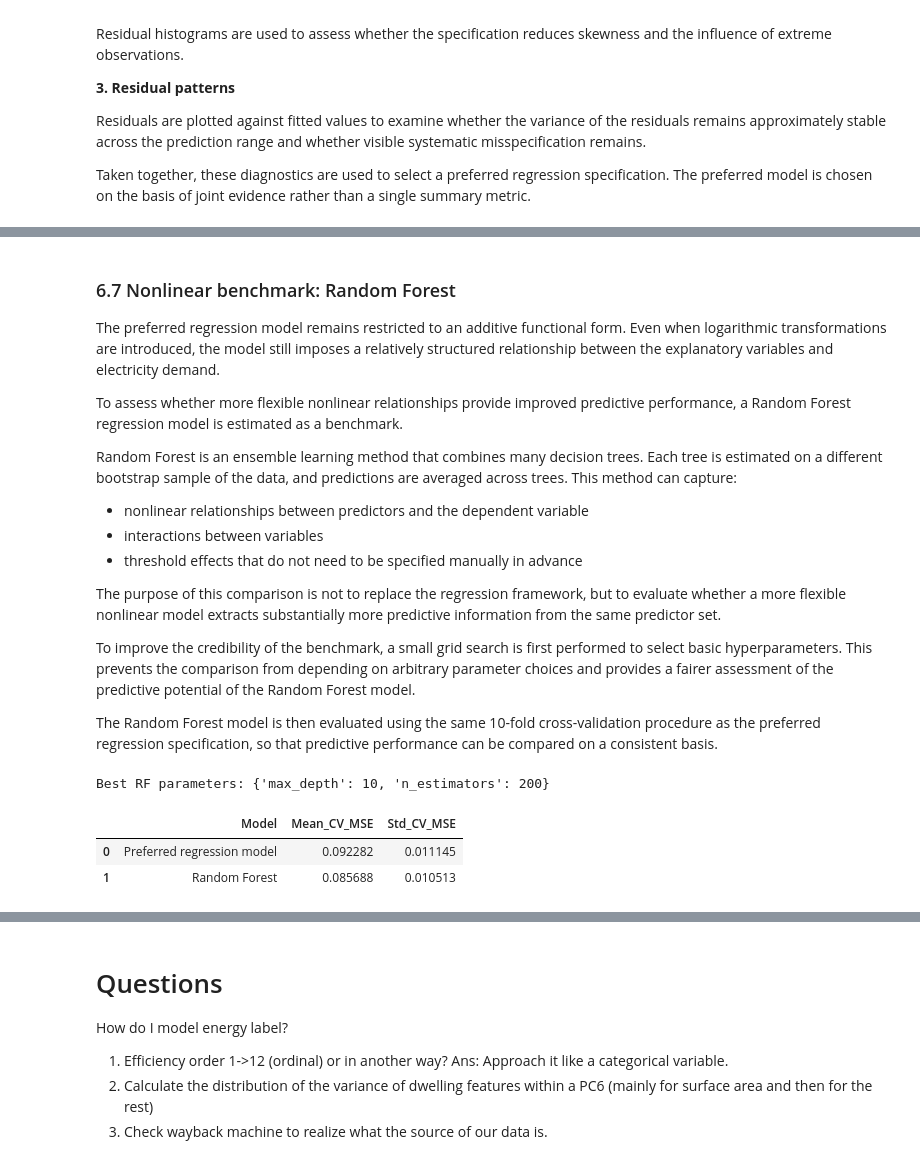
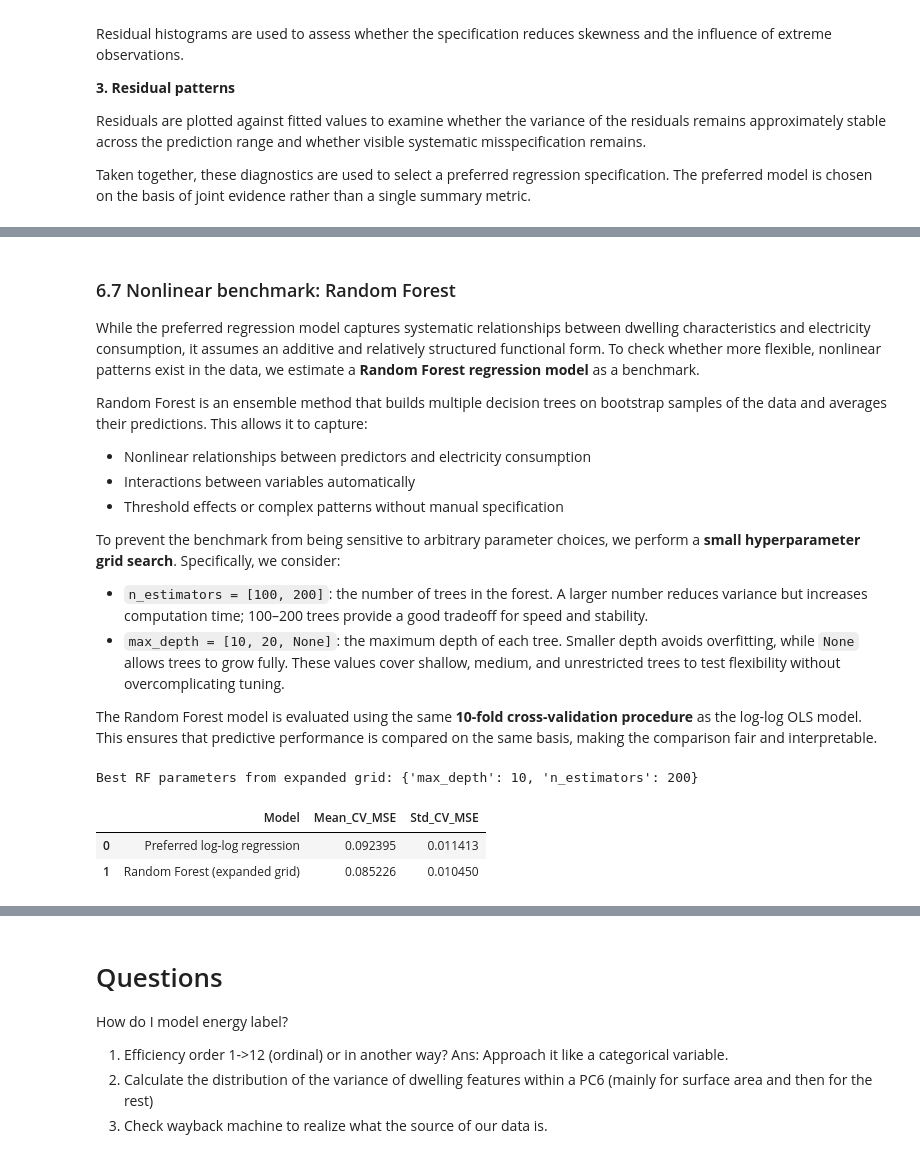
Before and after one commit to Dialectiek/policy-tool-slice, a Jupyter notebook: Dutch_load_analysis/dook_vng_data/Dutch_load_analysis.ipynb, the cells around one changed output, grey strips where cells are left out. Drawn from its saved outputs; the diff is of its cells as text; code cells hidden in the pictures.

```diff
--- a/Dutch_load_analysis/dook_vng_data/Dutch_load_analysis.ipynb
+++ b/Dutch_load_analysis/dook_vng_data/Dutch_load_analysis.ipynb
@@ -2324,11 +2323,6 @@ pc6_dataset = (
     .merge(pc6_energylabel, on="postcode", how="left")
 )
 
-# clarify that this variable represents label coverage, not an efficiency class
-pc6_dataset = pc6_dataset.rename(columns={
-    "share_energieklasse_no_label": "share_no_energy_label"
-})
-
 # replace missing composition shares with zero
 pc6_dataset = pc6_dataset.fillna(0)
 
@@ -2746,7 +2740,7 @@ label_cols_full = [
 ]
 
 # explicit reference categories
-ref_woningtype = "share_woning_type_appartement"   # adjust if needed
+ref_woningtype = "share_woning_type_Appartement"   # adjust if needed
 ref_label = "share_energieklasse_G"                # adjust if needed
 
 woningtype_cols = [
@@ -3395,77 +3641,86 @@ This predictive evaluation remains secondary to the main explanatory purpose of
 # %% [markdown]
 ### 6.7 Nonlinear benchmark: Random Forest
 
-The preferred regression model remains restricted to an additive functional form. Even when logarithmic transformations are introduced, the model still imposes a relatively structured relationship between the explanatory variables and electricity demand.
+While the preferred regression model captures systematic relationships between dwelling characteristics and electricity consumption, it assumes an additive and relatively structured functional form. To check whether more flexible, nonlinear patterns exist in the data, we estimate a **Random Forest regression model** as a benchmark.
 
-To assess whether more flexible nonlinear relationships provide improved predictive performance, a Random Forest regression model is estimated as a benchmark.
+Random Forest is an ensemble method that builds multiple decision trees on bootstrap samples of the data and averages their predictions. This allows it to capture:
 
-Random Forest is an ensemble learning method that combines many decision trees. Each tree is estimated on a different bootstrap sample of the data, and predictions are averaged across trees. This method can capture:
+- Nonlinear relationships between predictors and electricity consumption
+- Interactions between variables automatically
+- Threshold effects or complex patterns without manual specification
 
-- nonlinear relationships between predictors and the dependent variable
-- interactions between variables
-- threshold effects that do not need to be specified manually in advance
+To prevent the benchmark from being sensitive to arbitrary parameter choices, we perform a **small hyperparameter grid search**. Specifically, we consider:
 
-The purpose of this comparison is not to replace the regression framework, but to evaluate whether a more flexible nonlinear model extracts substantially more predictive information from the same predictor set.
+- `n_estimators = [100, 200]`: the number of trees in the forest. A larger number reduces variance but increases computation time; 100–200 trees provide a good tradeoff for speed and stability.
+- `max_depth = [10, 20, None]`: the maximum depth of each tree. Smaller depth avoids overfitting, while `None` allows trees to grow fully. These values cover shallow, medium, and unrestricted trees to test flexibility without overcomplicating tuning.
 
-To improve the credibility of the benchmark, a small grid search is first performed to select basic hyperparameters. This prevents the comparison from depending on arbitrary parameter choices and provides a fairer assessment of the predictive potential of the Random Forest model.
-
-The Random Forest model is then evaluated using the same 10-fold cross-validation procedure as the preferred regression specification, so that predictive performance can be compared on a consistent basis.
+The Random Forest model is evaluated using the same **10-fold cross-validation procedure** as the log-log OLS model. This ensures that predictive performance is compared on the same basis, making the comparison fair and interpretable.
 # %%
-# 6.7 Random Forest benchmark with basic tuning
+# ----------------------------
+# 6.7 Random Forest benchmark with expanded hyperparameter grid
+# ----------------------------
 
 from sklearn.ensemble import RandomForestRegressor
-from sklearn.model_selection import GridSearchCV
+from sklearn.model_selection import GridSearchCV, cross_val_score
 
 # predictors and target
 X_rf = reg_data_log[
     ["log_mean_oppervlakte", "mean_bouwjaar", "share_has_gas"]
     + woningtype_cols
     + label_cols
 ].copy()
 
 y_rf = reg_data_log["log_kwh_norm_pc6"].copy()
 
-# small hyperparameter grid
-param_grid = {
-    "n_estimators": [100, 200],
-    "max_depth": [10, 20, None]
+# Expanded hyperparameter grid
+# n_estimators: number of trees in the forest
+# max_depth: maximum depth of each tree
+param_grid_expanded = {
+    "n_estimators": [20, 50, 80, 100, 150, 200],
+    "max_depth": [2, 5, 8, 10, 15, None]
 }
 
+# Initialize base Random Forest
 rf = RandomForestRegressor(random_state=0)
 
-grid = GridSearchCV(
+# GridSearchCV to find best hyperparameters
+# cv=3 for speed; scoring uses neg_mean_squared_error
+grid_exp = GridSearchCV(
     estimator=rf,
-    param_grid=param_grid,
+    param_grid=param_grid_expanded,
     cv=3,
     scoring="neg_mean_squared_error",
     n_jobs=-1
 )
 
-grid.fit(X_rf, y_rf)
+# Fit GridSearch
+grid_exp.fit(X_rf, y_rf)
 
-rf_model = grid.best_estimator_
+# Best model from the expanded grid
+rf_model_exp = grid_exp.best_estimator_
+print("Best RF parameters from expanded grid:", grid_exp.best_params_)
 
-print("Best RF parameters:", grid.best_params_)
-
-scores_rf = cross_val_score(
-    rf_model,
+# 10-fold cross-validation of the best RF model
+scores_rf_exp = cross_val_score(
+    rf_model_exp,
     X_rf,
     y_rf,
     cv=10,
     scoring="neg_mean_squared_error",
     n_jobs=-1
 )
 
-rf_results = pd.DataFrame({
-    "Model": ["Preferred regression model", "Random Forest"],
-    "Mean_CV_MSE": [-scores_cv.mean(), -scores_rf.mean()],
-    "Std_CV_MSE": [scores_cv.std(), scores_rf.std()]
+# Compare with previous preferred regression model (log-log OLS)
+rf_results_exp = pd.DataFrame({
+    "Model": ["Preferred log-log regression", "Random Forest (expanded grid)"],
+    "Mean_CV_MSE": [-scores_cv.mean(), -scores_rf_exp.mean()],
+    "Std_CV_MSE": [scores_cv.std(), scores_rf_exp.std()]
 })
 
-display(rf_results)
+display(rf_results_exp)
 # %% [output]
-Best RF parameters: {'max_depth': 10, 'n_estimators': 200}
+Best RF parameters from expanded grid: {'max_depth': 10, 'n_estimators': 200}
 |  | Model | Mean_CV_MSE | Std_CV_MSE |
-| 0 | Preferred regression model | 0.092282 | 0.011145 |
-| 1 | Random Forest | 0.085688 | 0.010513 |
+| 0 | Preferred log-log regression | 0.092395 | 0.011413 |
+| 1 | Random Forest (expanded grid) | 0.085226 | 0.010450 |
 # %% [markdown]
```
Also changed, not shown: parts of 28 cells of this notebook.
